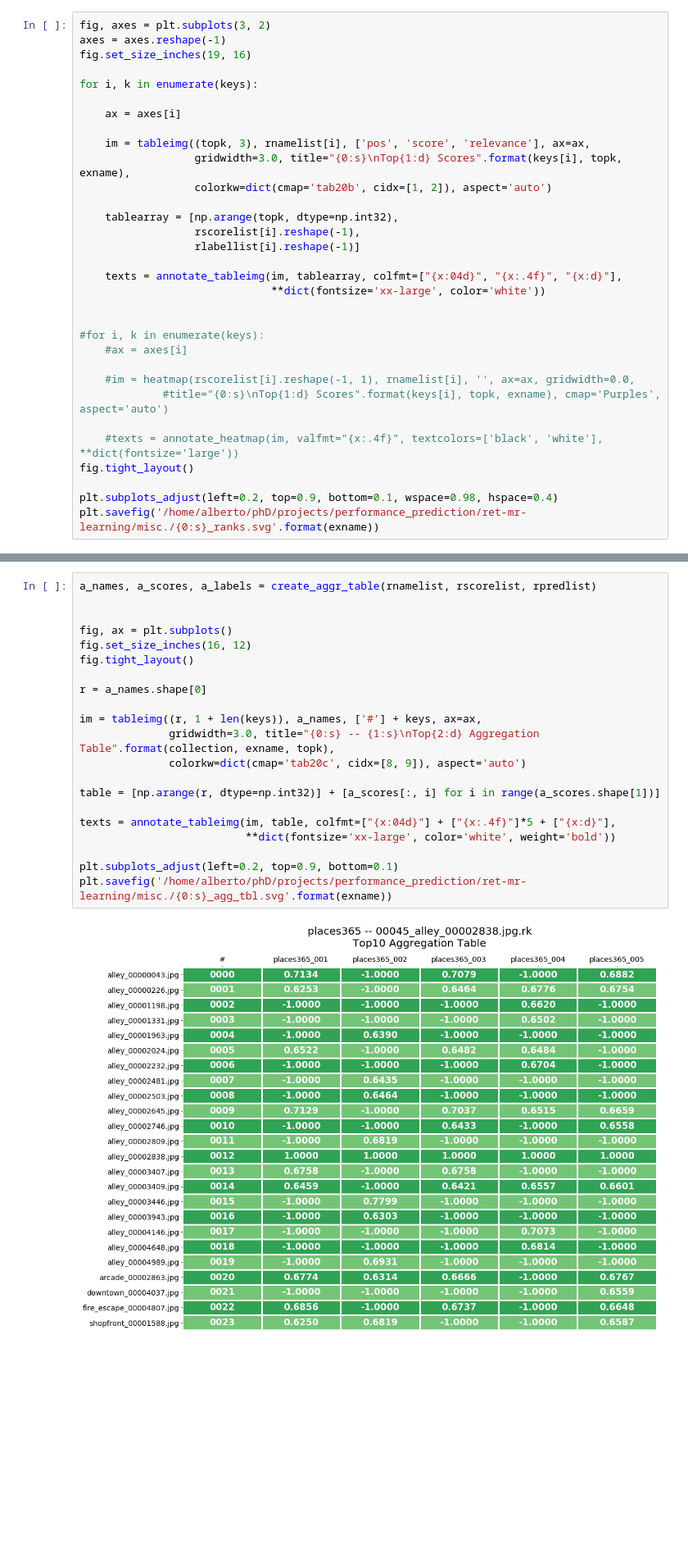
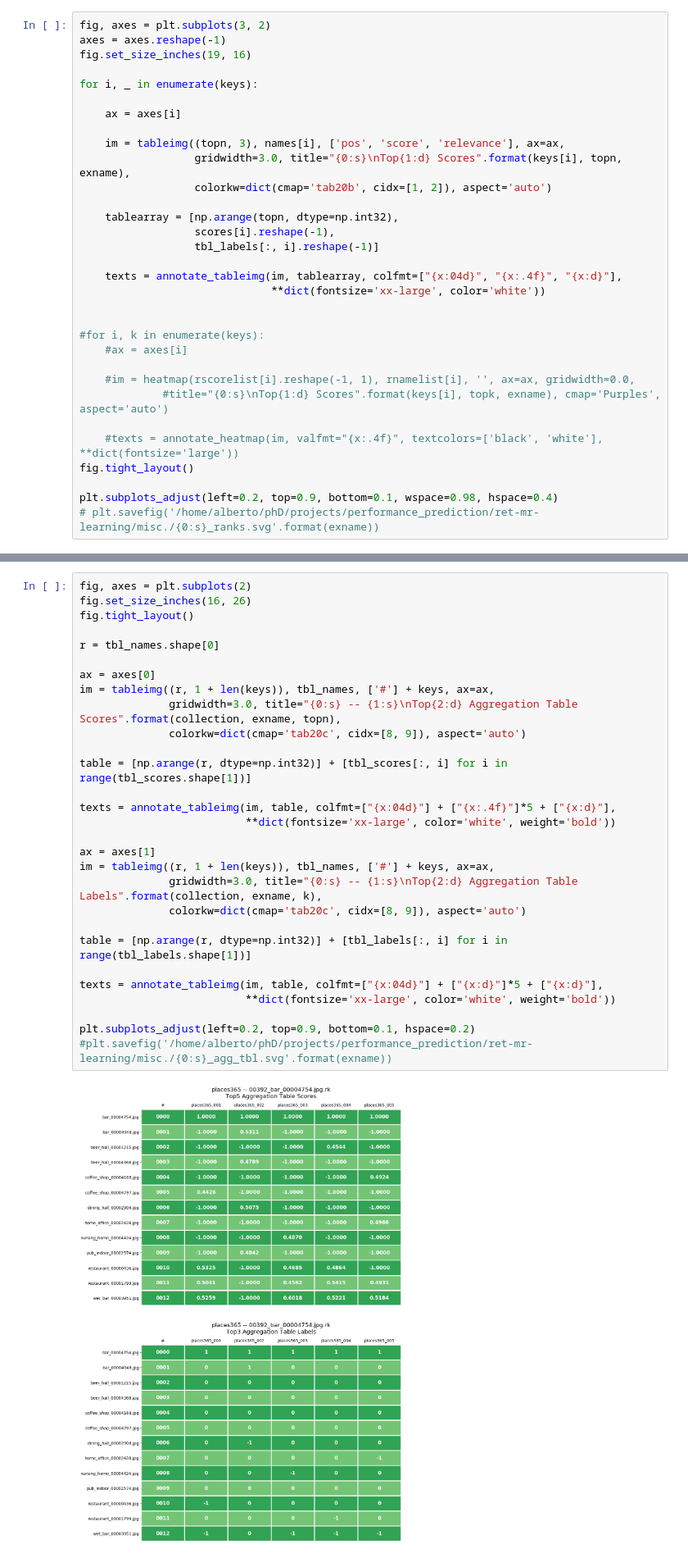
Before and after one commit to alberto-oliveira/ret-mr-learning, a Jupyter notebook: source/notebooks/test_aggregation.ipynb, the cells around one changed output, grey strips where cells are left out. Shown: that part at 82% size. Saved outputs shown, nothing was run; the diff lists cells and outputs as text; blank space fills up the shorter version.

Commit message:
[update] Several updates, mostly to do with rank aggregation experiments.

```diff
--- a/source/notebooks/test_aggregation.ipynb
+++ b/source/notebooks/test_aggregation.ipynb
@@ -142,17 +106,17 @@ fig, axes = plt.subplots(3, 2)
 axes = axes.reshape(-1)
 fig.set_size_inches(19, 16)
 
-for i, k in enumerate(keys):
+for i, _ in enumerate(keys):
 
     ax = axes[i]
 
-    im = tableimg((topk, 3), rnamelist[i], ['pos', 'score', 'relevance'], ax=ax,
-                  gridwidth=3.0, title="{0:s}\nTop{1:d} Scores".format(keys[i], topk, exname),
+    im = tableimg((topn, 3), names[i], ['pos', 'score', 'relevance'], ax=ax,
+                  gridwidth=3.0, title="{0:s}\nTop{1:d} Scores".format(keys[i], topn, exname),
                   colorkw=dict(cmap='tab20b', cidx=[1, 2]), aspect='auto')
 
-    tablearray = [np.arange(topk, dtype=np.int32),
-                  rscorelist[i].reshape(-1),
-                  rlabellist[i].reshape(-1)]
+    tablearray = [np.arange(topn, dtype=np.int32),
+                  scores[i].reshape(-1),
+                  tbl_labels[:, i].reshape(-1)]
 
     texts = annotate_tableimg(im, tablearray, colfmt=["{x:04d}", "{x:.4f}", "{x:d}"],
                               **dict(fontsize='xx-large', color='white'))
@@ -168,5 +132,5 @@ for i, k in enumerate(keys):
 fig.tight_layout()
 
 plt.subplots_adjust(left=0.2, top=0.9, bottom=0.1, wspace=0.98, hspace=0.4)
-plt.savefig('/home/alberto/phD/projects/performance_prediction/ret-mr-learning/misc./{0:s}_ranks.svg'.format(exname))
+# plt.savefig('/home/alberto/phD/projects/performance_prediction/ret-mr-learning/misc./{0:s}_ranks.svg'.format(exname))
 # %% [output]
@@ -174,23 +138,31 @@ plt.savefig('/home/alberto/phD/projects/performance_prediction/ret-mr-learning/m
 # %%
-a_names, a_scores, a_labels = create_aggr_table(rnamelist, rscorelist, rpredlist)
-
-
-fig, ax = plt.subplots()
-fig.set_size_inches(16, 12)
+fig, axes = plt.subplots(2)
+fig.set_size_inches(16, 26)
 fig.tight_layout()
 
-r = a_names.shape[0]
+r = tbl_names.shape[0]
 
-im = tableimg((r, 1 + len(keys)), a_names, ['#'] + keys, ax=ax,
-              gridwidth=3.0, title="{0:s} -- {1:s}\nTop{2:d} Aggregation Table".format(collection, exname, topk),
+ax = axes[0]
+im = tableimg((r, 1 + len(keys)), tbl_names, ['#'] + keys, ax=ax,
+              gridwidth=3.0, title="{0:s} -- {1:s}\nTop{2:d} Aggregation Table Scores".format(collection, exname, topn),
               colorkw=dict(cmap='tab20c', cidx=[8, 9]), aspect='auto')
 
-table = [np.arange(r, dtype=np.int32)] + [a_scores[:, i] for i in range(a_scores.shape[1])]
+table = [np.arange(r, dtype=np.int32)] + [tbl_scores[:, i] for i in range(tbl_scores.shape[1])]
 
 texts = annotate_tableimg(im, table, colfmt=["{x:04d}"] + ["{x:.4f}"]*5 + ["{x:d}"],
                           **dict(fontsize='xx-large', color='white', weight='bold'))
 
-plt.subplots_adjust(left=0.2, top=0.9, bottom=0.1)
-plt.savefig('/home/alberto/phD/projects/performance_prediction/ret-mr-learning/misc./{0:s}_agg_tbl.svg'.format(exname))
+ax = axes[1]
+im = tableimg((r, 1 + len(keys)), tbl_names, ['#'] + keys, ax=ax,
+              gridwidth=3.0, title="{0:s} -- {1:s}\nTop{2:d} Aggregation Table Labels".format(collection, exname, k),
+              colorkw=dict(cmap='tab20c', cidx=[8, 9]), aspect='auto')
+
+table = [np.arange(r, dtype=np.int32)] + [tbl_labels[:, i] for i in range(tbl_labels.shape[1])]
+
+texts = annotate_tableimg(im, table, colfmt=["{x:04d}"] + ["{x:d}"]*5 + ["{x:d}"],
+                          **dict(fontsize='xx-large', color='white', weight='bold'))
+
+plt.subplots_adjust(left=0.2, top=0.9, bottom=0.1, hspace=0.2)
+#plt.savefig('/home/alberto/phD/projects/performance_prediction/ret-mr-learning/misc./{0:s}_agg_tbl.svg'.format(exname))
 # %% [output]
-[figure, old version]
+[figure, new version]
```
Also changed, not shown: parts of 10 cells of this notebook, 59 other files.
